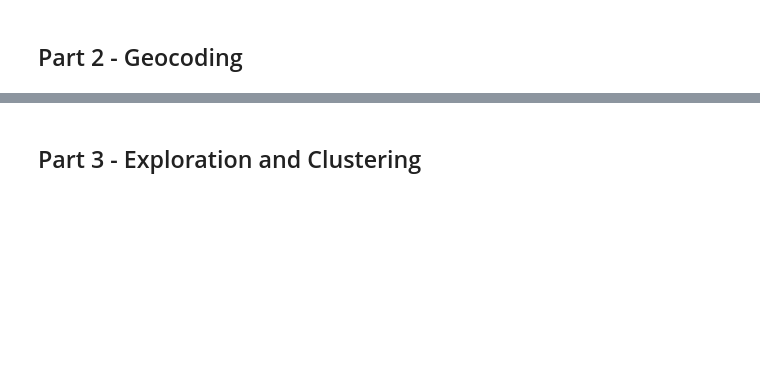
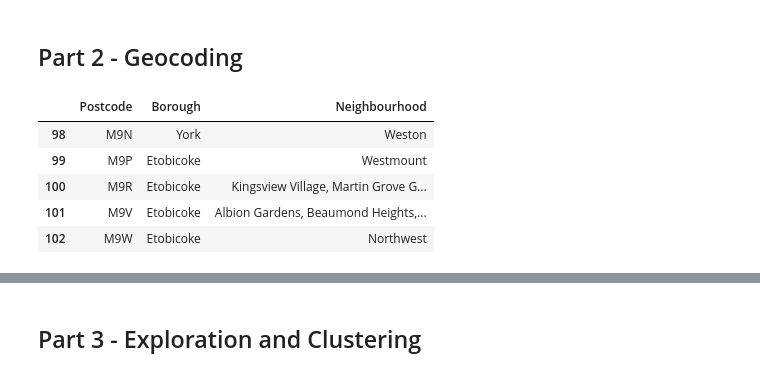
Before and after one commit to BiancaJM/Coursera_Capstone-1, a Jupyter notebook: Toronto - Segmentation and Clustering.ipynb, the cells around one changed output, grey strips where cells are left out. Drawn from its saved outputs; the diff is of its cells as text; code cells hidden in the pictures; blank space fills up the shorter version.

```diff
--- a/Toronto - Segmentation and Clustering.ipynb
+++ b/Toronto - Segmentation and Clustering.ipynb
@@ -279,0 +287,9 @@ df_toronto.shape
+# %%
+df_toronto.tail(5)
+# %% [output]
+|  | Postcode | Borough | Neighbourhood |
+| 98 | M9N | York | Weston |
+| 99 | M9P | Etobicoke | Westmount |
+| 100 | M9R | Etobicoke | Kingsview Village, Martin Grove G... |
+| 101 | M9V | Etobicoke | Albion Gardens, Beaumond Heights,... |
+| 102 | M9W | Etobicoke | Northwest |
```
Also changed, not shown: parts of 13 cells of this notebook.
